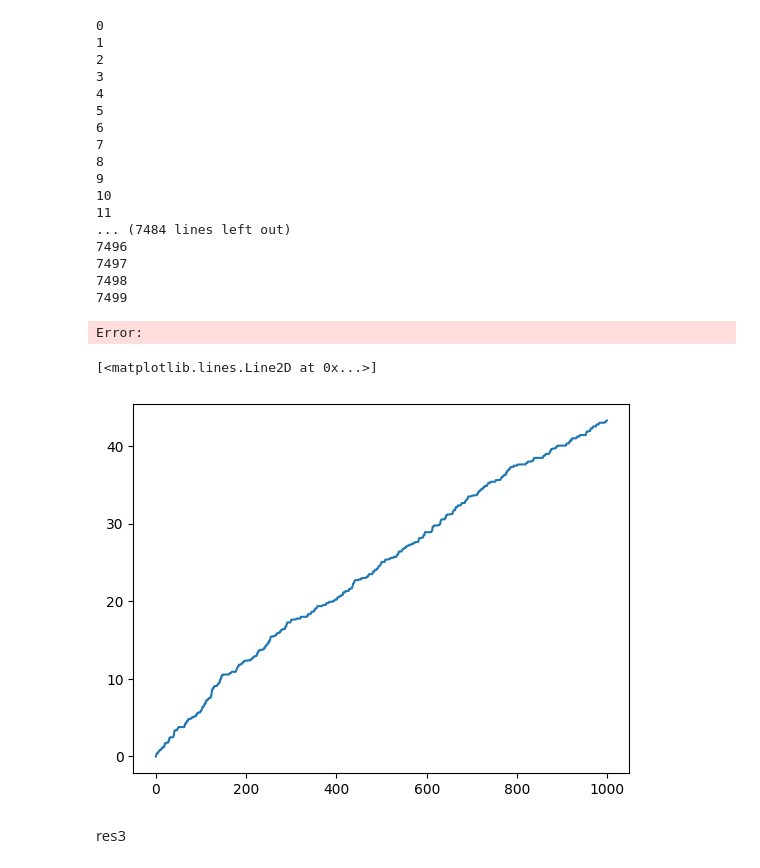
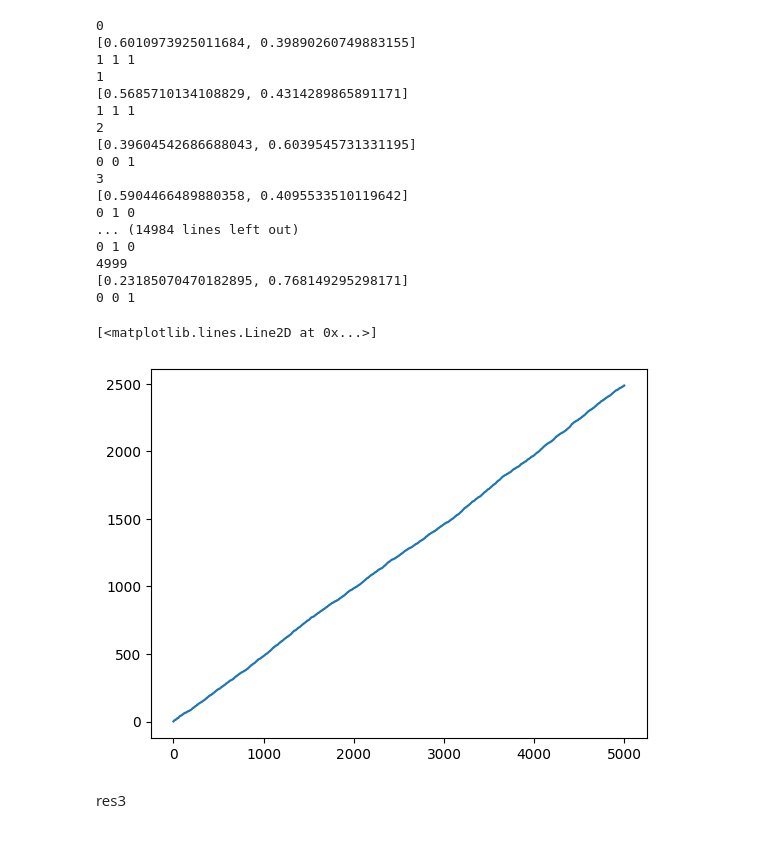
Before and after one commit to MaxHeuillet/partial-monitoring-algos, a Jupyter notebook: partial_monitoring/adv_contexts.ipynb, the cells around one changed output. Drawn from its saved outputs; the diff is of its cells as text; code cells hidden in the pictures.

```diff
--- a/partial_monitoring/adv_contexts.ipynb
+++ b/partial_monitoring/adv_contexts.ipynb
@@ -25,18 +25,20 @@ class Evaluation_contextual:
     def eval_policy_once(self, alg, game, job):#jobid
         context_generator, seed = job
         np.random.seed(seed)
-        alg.reset()
+
 
         cumRegret =  np.zeros(self.horizon, dtype =float)
         actions = np.zeros(self.horizon, dtype =float)
-        alg.reset()
+
 
         for t in range(self.horizon):
             print(t)
-            context, distribution = context_generator.get_context(False)
+            context, distribution = context_generator.get_context(True)
+            print(distribution)
             # distribution = context_generator.get_distribution(context)
-            outcome = np.random.choice( 2 , p = distribution )
-            # outcome = 0 if distribution[0]<0.5 else 1
+            # outcome = np.random.choice( 2 , p = distribution )
+            outcome = 0 if distribution[0]<0.5 else 1
+            distribution = np.array([1-outcome,outcome])
 
             action = alg.get_action(t, context)
 
@@ -44,9 +46,12 @@ class Evaluation_contextual:
 
             alg.update(action, feedback, outcome, t, context )
 
+
             i_star = np.argmin(  [ game.LossMatrix[i,...] @ np.array( distribution ) for i in range(alg.N) ]  )
             loss_diff = game.LossMatrix[action,...] - game.LossMatrix[i_star,...]
             val = loss_diff @ np.array( distribution )
+
+            print(action, outcome, val)
             # print(i_star)
             # print()
 
@@ -57,14 +62,14 @@ class Evaluation_contextual:
 
         return  np.cumsum( cumRegret )
 # %%
-dim = 3
-horizon = 7500
+horizon = 5000
 # nfolds = 10
 game = games.apple_tasting(False)
 import randcbpside2
 import PGTS
 import PGIDSratio
-
+import random_algo
+import cbpside
 
 class LinearContexts:
     def __init__(self, w):
@@ -91,47 +96,50 @@ class LinearContexts:
             context = ( context - self.mean ) / self.std
         return context, distribution
 
-    # def get_distribution(self,cont):
-    #
-    #     return
-
 dim = 10
 w = np.random.uniform(0, 0.1, 10)
 w = w / w.sum()
 context_generator = LinearContexts( w )
 
-alg = PGTS.PGTS(game, dim,)
+
+# import STAP_Helmbolt
+# alg = STAP_Helmbolt.STAP_Helmbolt(game, dim,)
+# alg.reset(dim)
+
+alg = random_algo.Random(game,horizon)
+# alg = PGTS.PGTS(game, dim,)
 # alg = PGIDSratio.PGIDSratio(game, dim,)
-# alg = randcbpside2.RandCPBside(game, dim, 1.01, 0.05, 1, 10, 10e-7)
+# alg = randcbpside2.RandCPBside(game, dim, 1.01, 0.05, 1000, 10, 10e-7)
+# alg = cbpside.CBPside(game, dim, 1.01, 0.05)
+# alg.reset()
 
 eval = Evaluation_contextual(horizon)
 
 res = eval.eval_policy_once(alg, game, [ context_generator , 0  ] )
 # %% [output]
 0
+[0.6010973925011684, 0.39890260749883155]
+1 1 1
 1
+[0.5685710134108829, 0.4314289865891171]
+1 1 1
 2
+[0.39604542686688043, 0.6039545731331195]
+0 0 1
 3
-4
-5
-6
-7
-8
-9
-10
-11
-... (7484 lines left out)
-7496
-7497
-7498
-7499
+[0.5904466489880358, 0.4095533510119642]
+0 1 0
+... (14984 lines left out)
+0 1 0
+4999
+[0.23185070470182895, 0.768149295298171]
+0 0 1
-Error:
 # %%
 import matplotlib.pyplot as plt
-plt.plot( range(horizon), res, label = 'randcbpside' )
+plt.plot( range(horizon), res, label = 'helmbolt' )
 # %% [output]
 [<matplotlib.lines.Line2D at 0x...>]
-[figure, old version]
+[figure, new version]
 # %%
 
 
```
Also changed, not shown: 7 other files.
